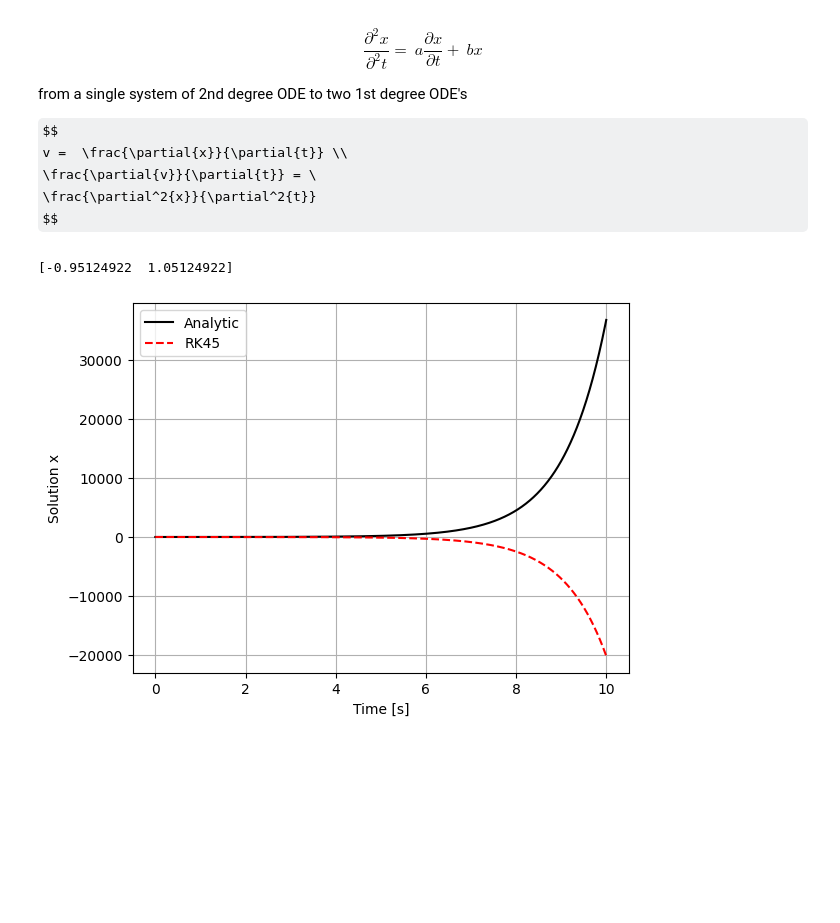
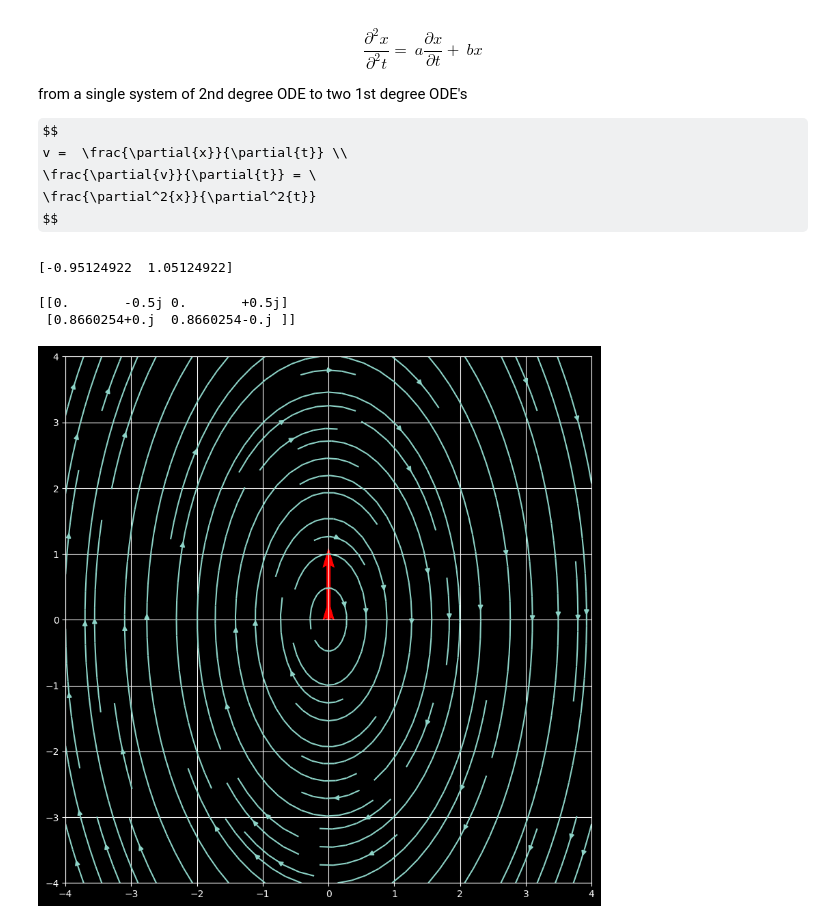
Before and after one commit to EternalGoldenBraid/learning_dynamical_systems, a Jupyter notebook: visualizations.ipynb, the cells around one changed output. Drawn from its saved outputs; the diff is of its cells as text; code cells hidden in the pictures; some formulas as TeX source; blank space fills up the shorter version.

```diff
--- a/visualizations.ipynb
+++ b/visualizations.ipynb
@@ -48,22 +36,21 @@ t = np.linspace(0, 10, 1000)
 y0 = [2, -3]
 
 x = np.exp(D[0]*t) + np.exp(D[1]* t)
-plt.plot(t, x, 'k')
+# plt.plot(t, x, 'k')
 
 def linear_ode(t, y):
     return A @ y
 
 linear_ode_solution = solve_ivp(linear_ode, (0, 10), y0, t_eval=t)
 y = linear_ode_solution.y
-plt.plot(t, y[0, :], 'r--')
-plt.xlabel('Time [s]')
-plt.ylabel('Solution x')
-plt.legend(['Analytic', 'RK45'])
-plt.grid(True)
+#plt.plot(t, y[0, :], 'r--')
+#plt.xlabel('Time [s]')
+#plt.ylabel('Solution x')
+#plt.legend(['Analytic', 'RK45'])
+#plt.grid(True)
 
 # eigenvalues of A should be roots of characteristic equation!
 eigvals, eigvecs = np.linalg.eig(A)
 print(eigvals)
 # %% [output]
 [-0.95124922  1.05124922]
-[figure, removed]
@@ -69,0 +84,44 @@ print(eigvals)
+# %%
+# type the formulas for the x and y components of the vector fields
+# (use np.cos and np.sin etc if not polynomial vector fields):
+
+fig, ax = plt.subplots(figsize=(10,10))
+plt.grid()
+ax.set_aspect('equal')
+plt.style.use('dark_background')
+
+x_left=-4; x_right=4; x_res=100
+y_down=-4; y_up=4; y_res=100
+
+a1 = 0
+b1 = 1
+a2 = -3
+b2 = 0
+
+A = np.array([
+    [a1, b1],
+    [a2, b2]])
+def V(x:NDArray, A: NDArray=A):
+    return (A@x)
+
+plot_dynamics_vec(fig=fig, ax=ax, vector_field=V,
+                  x_left=x_left, x_right=x_right, x_res=x_res,
+                  y_down=y_down, y_up=y_up, y_res=y_res)
+
+
+# plot_eigenvectors(A, n_pts,
+[D, T] = sp.linalg.eig(A)
+
+t0 = T[:,0]
+t1 = T[:,1]
+
+origin = np.array([[0,0],[0,0]])
+ax.quiver(*origin, *t0, color=['r'], scale=10)
+ax.quiver(*origin, *t1, color=['r'], scale=10)
+
+print(T)
+plt.show()
+# %% [output]
+[[0.       -0.5j 0.       +0.5j]
+ [0.8660254+0.j  0.8660254-0.j ]]
+[figure, added]
```
Also changed, not shown: parts of 5 cells of this notebook.
